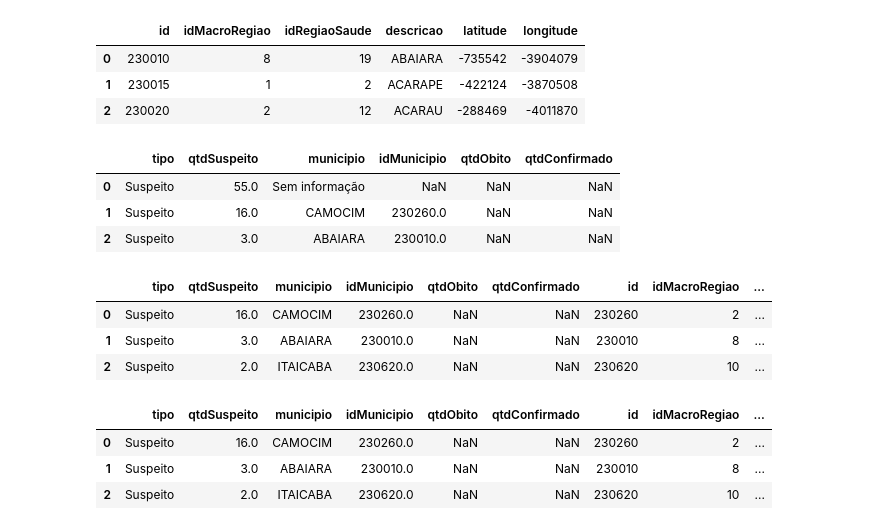
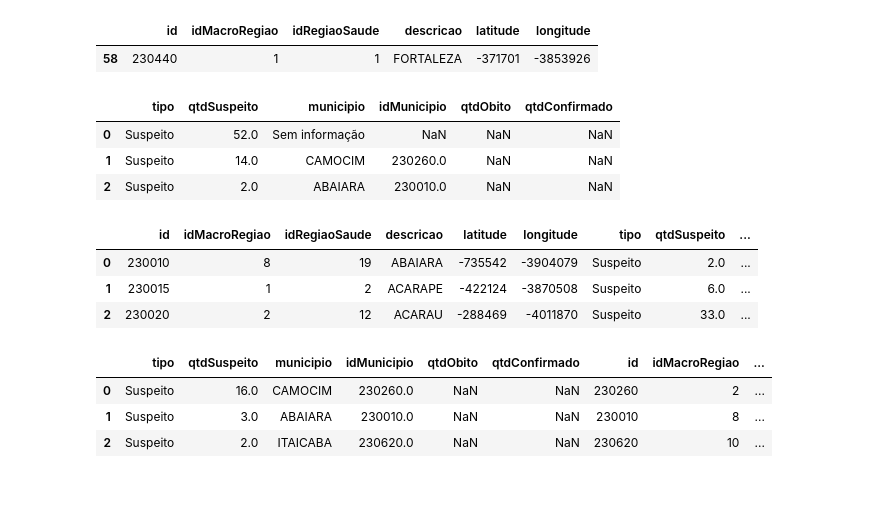
Before and after one commit to andreloc/painel-covid-19-ce, a Jupyter notebook: notebooks/extract_covid_data_integrasus_ce.ipynb, the cells around one changed output. Drawn from its saved outputs; the diff is of its cells as text; code cells hidden in the pictures; blank space fills up the shorter version.

```diff
--- a/notebooks/extract_covid_data_integrasus_ce.ipynb
+++ b/notebooks/extract_covid_data_integrasus_ce.ipynb
@@ -24,7 +42,16 @@ pyo.init_notebook_mode()
 # %% [output]
 [interactive output not drawn]
 # %%
-def get_dataframe(api_url, id_municipio=''):
+def get_dataframe(api_url, data='', id_municipio=''):
+    '''Método básico para converter uma chamada a API em um objeto Dataframe'''
+
+    api_url = api_url + '?'
+    if(id_municipio != ''):
+        api_url = '{}idMunicipio={}&'.format(api_url, id_municipio)
+
+    if(data != ''):
+        api_url = '{}data={}&'.format(api_url, data)
+
     result = requests.get(api_url).json()
     return pd.DataFrame.from_dict(result)
 # %%
@@ -44,14 +61,12 @@ macro_regiao.head()
-# %%
-municipios.head(3)
-# %% [output]
-|  | id | idMacroRegiao | idRegiaoSaude | descricao | latitude | longitude |
-| 0 | 230010 | 8 | 19 | ABAIARA | -735542 | -3904079 |
-| 1 | 230015 | 1 | 2 | ACARAPE | -422124 | -3870508 |
-| 2 | 230020 | 2 | 12 | ACARAU | -288469 | -4011870 |
+# %%
+municipios[municipios.descricao == 'FORTALEZA']
+# %% [output]
+|  | id | idMacroRegiao | idRegiaoSaude | descricao | latitude | longitude |
+| 58 | 230440 | 1 | 1 | FORTALEZA | -371701 | -3853926 |
 # %%
 qtd_por_municipios.head(3)
 # %% [output]
 |  | tipo | qtdSuspeito | municipio | idMunicipio | qtdObito | qtdConfirmado |
-| 0 | Suspeito | 55.0 | Sem informação | NaN | NaN | NaN |
-| 1 | Suspeito | 16.0 | CAMOCIM | 230260.0 | NaN | NaN |
-| 2 | Suspeito | 3.0 | ABAIARA | 230010.0 | NaN | NaN |
+| 0 | Suspeito | 52.0 | Sem informação | NaN | NaN | NaN |
+| 1 | Suspeito | 14.0 | CAMOCIM | 230260.0 | NaN | NaN |
+| 2 | Suspeito | 2.0 | ABAIARA | 230010.0 | NaN | NaN |
@@ -58,11 +76,13 @@ qtd_por_municipios.head(3)
 # %%
-qtd_por_municipios = qtd_por_municipios.merge(municipios, left_on='municipio', right_on='descricao')
+qtd_por_municipios = municipios.merge(qtd_por_municipios,
+                                        left_on='descricao',
+                                        right_on='municipio')
 qtd_por_municipios.head(3)
 # %% [output]
-|  | tipo | qtdSuspeito | municipio | idMunicipio | qtdObito | qtdConfirmado | id | idMacroRegiao | ... |
-| 0 | Suspeito | 16.0 | CAMOCIM | 230260.0 | NaN | NaN | 230260 | 2 | ... |
-| 1 | Suspeito | 3.0 | ABAIARA | 230010.0 | NaN | NaN | 230010 | 8 | ... |
-| 2 | Suspeito | 2.0 | ITAICABA | 230620.0 | NaN | NaN | 230620 | 10 | ... |
+|  | id | idMacroRegiao | idRegiaoSaude | descricao | latitude | longitude | tipo | qtdSuspeito | ... |
+| 0 | 230010 | 8 | 19 | ABAIARA | -735542 | -3904079 | Suspeito | 2.0 | ... |
+| 1 | 230015 | 1 | 2 | ACARAPE | -422124 | -3870508 | Suspeito | 6.0 | ... |
+| 2 | 230020 | 2 | 12 | ACARAU | -288469 | -4011870 | Suspeito | 33.0 | ... |
 # %%
 qtd_por_municipios['latitude']  = qtd_por_municipios['latitude'].astype(int)/100000
 qtd_por_municipios['longitude'] = qtd_por_municipios['longitude'].astype(int)/100000
```
Also changed, not shown: parts of 11 cells of this notebook, 2 other files.
